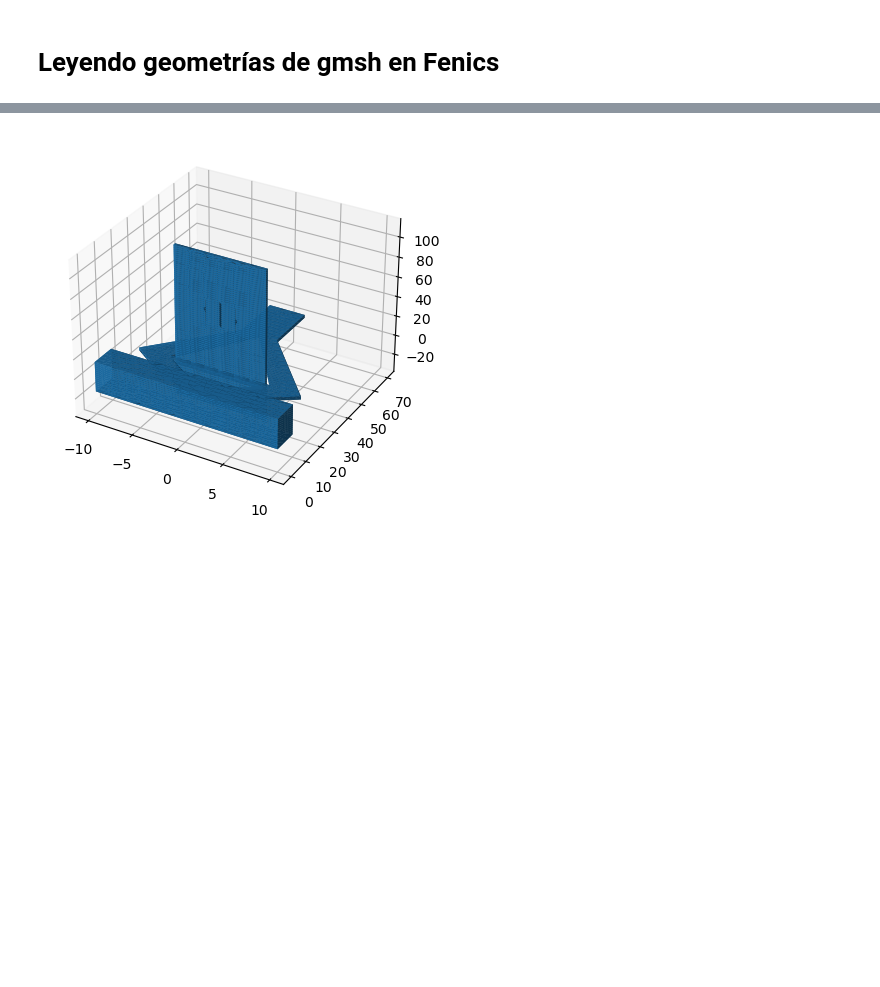
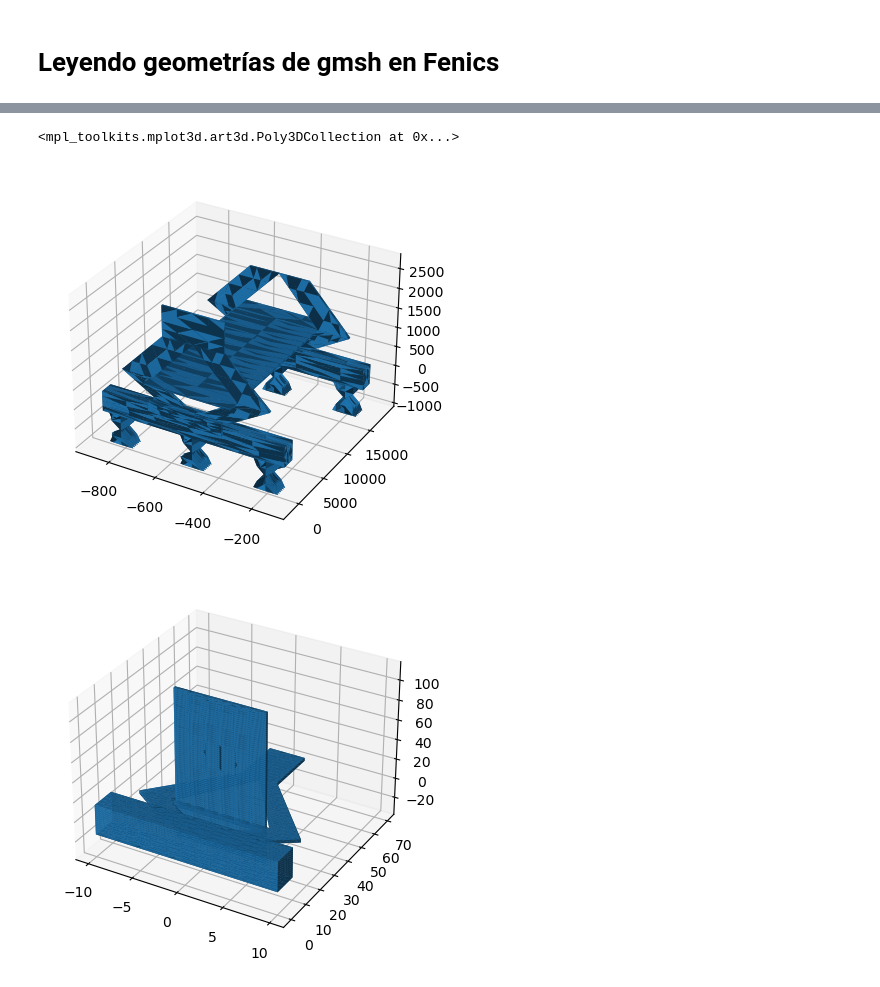
Before and after one commit to af-ayala/Numerical, a Jupyter notebook: GMSH/leer_gmsh_en_fenics.ipynb, the cells around one changed output, grey strips where cells are left out. Saved outputs shown, nothing was run; the diff lists cells and outputs as text; code cells hidden in the pictures; blank space fills up the shorter version.

```diff
--- a/GMSH/leer_gmsh_en_fenics.ipynb
+++ b/GMSH/leer_gmsh_en_fenics.ipynb
@@ -3,5 +7,14 @@
 # %%
 from dolfin import *
+# %%
+mesh = Mesh()
+with XDMFFile("ramirez.xdmf") as infile:
+    infile.read(mesh)
+# %%
+plot(mesh)
+# %% [output]
+<mpl_toolkits.mplot3d.art3d.Poly3DCollection at 0x...>
+[figure, added]
 # %%
 mesh = Mesh()
 with XDMFFile("puente_yuri.xdmf") as infile:
```
Also changed, not shown: parts of 1 cell of this notebook, 4 other files.
